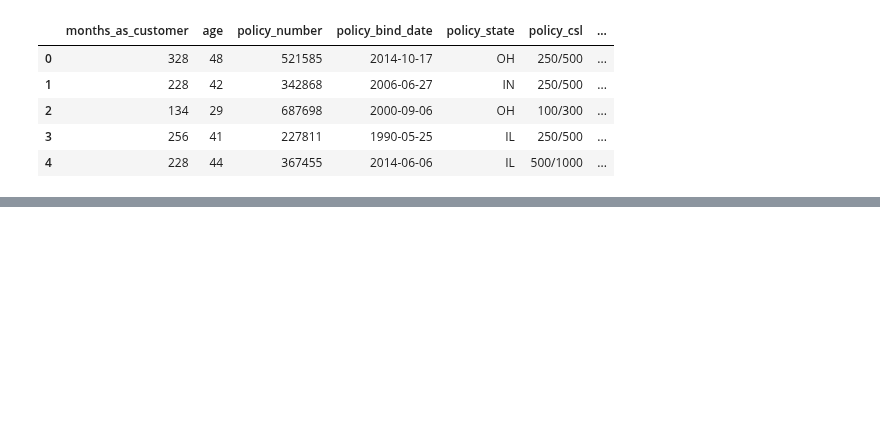
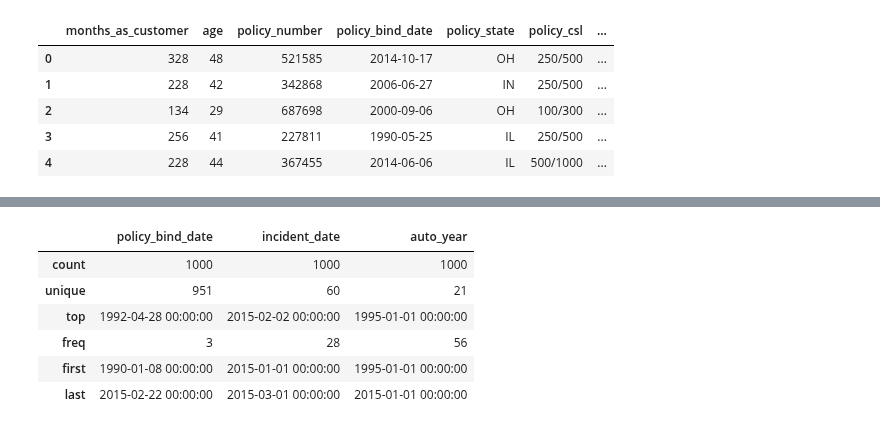
Before and after one commit to Shashank-Sundi/NOTEBOOKS, a Jupyter notebook: INSURANCE-CLAIM-FRAUD.ipynb, the cells around one changed output, grey strips where cells are left out. Cells and saved outputs as stored; diff of their text form; code cells hidden in the pictures; blank space fills up the shorter version.

```diff
--- a/INSURANCE-CLAIM-FRAUD.ipynb
+++ b/INSURANCE-CLAIM-FRAUD.ipynb
@@ -120,0 +166,10 @@ Name: number_of_vehicles_involved, dtype: int64
+# %%
+data[date_index].describe()
+# %% [output]
+|  | policy_bind_date | incident_date | auto_year |
+| count | 1000 | 1000 | 1000 |
+| unique | 951 | 60 | 21 |
+| top | 1992-04-28 00:00:00 | 2015-02-02 00:00:00 | 1995-01-01 00:00:00 |
+| freq | 3 | 28 | 56 |
+| first | 1990-01-08 00:00:00 | 2015-01-01 00:00:00 | 1995-01-01 00:00:00 |
+| last | 2015-02-22 00:00:00 | 2015-03-01 00:00:00 | 2015-01-01 00:00:00 |
```
Also changed, not shown: parts of 11 cells of this notebook.
